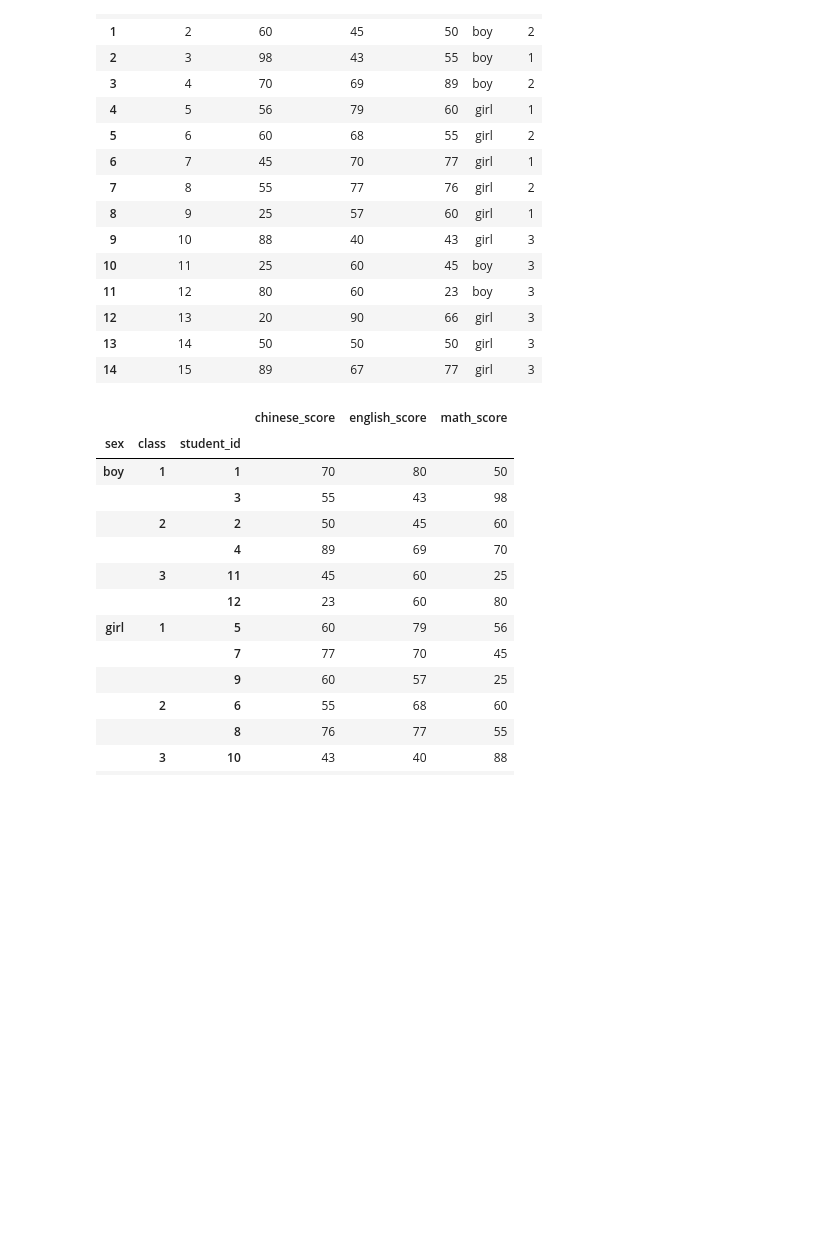
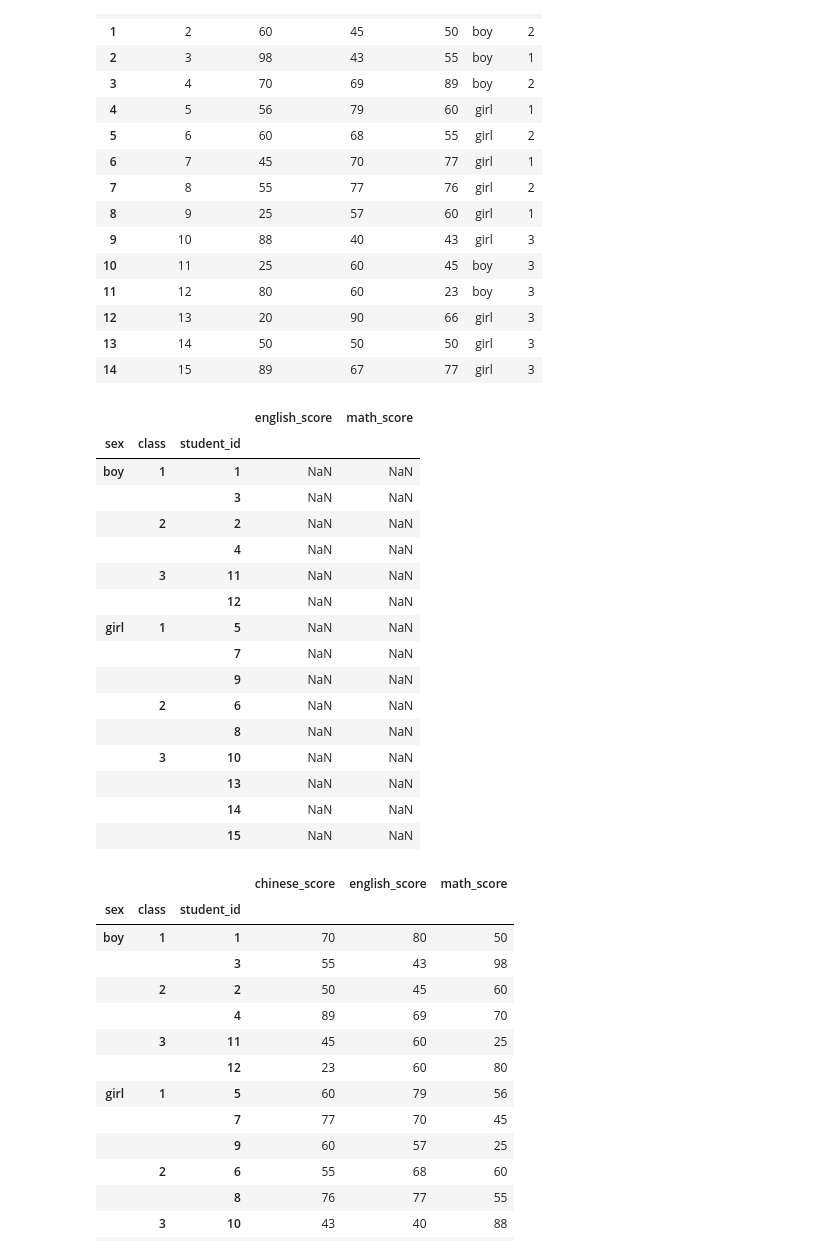
Before and after one commit to zhaoging/ML100Days, a Jupyter notebook: problems/D14_用pandas撰寫樞紐分析表/作業題目.ipynb, the cells around one changed output. Saved outputs shown, nothing was run; the diff lists cells and outputs as text; code cells hidden in the pictures; blank space fills up the shorter version.

```diff
--- a/problems/D14_用pandas撰寫樞紐分析表/作業題目.ipynb
+++ b/problems/D14_用pandas撰寫樞紐分析表/作業題目.ipynb
@@ -35,6 +35,26 @@ score_df
 | 12 | 13 | 20 | 90 | 66 | girl | 3 |
 | 13 | 14 | 50 | 50 | 50 | girl | 3 |
 | 14 | 15 | 89 | 67 | 77 | girl | 3 |
+# %%
+pd.DataFrame(score_df[['english_score', 'math_score']], index = index)
+# %% [output]
+|  |  |  | english_score | math_score |
+| sex | class | student_id |  |  |
+| boy | 1 | 1 | NaN | NaN |
+|  |  | 3 | NaN | NaN |
+|  | 2 | 2 | NaN | NaN |
+|  |  | 4 | NaN | NaN |
+|  | 3 | 11 | NaN | NaN |
+|  |  | 12 | NaN | NaN |
+| girl | 1 | 5 | NaN | NaN |
+|  |  | 7 | NaN | NaN |
+|  |  | 9 | NaN | NaN |
+|  | 2 | 6 | NaN | NaN |
+|  |  | 8 | NaN | NaN |
+|  | 3 | 10 | NaN | NaN |
+|  |  | 13 | NaN | NaN |
+|  |  | 14 | NaN | NaN |
+|  |  | 15 | NaN | NaN |
 # %%
 #將索引(index)依序改為sex、class、student_id，欄位依序改成chinese_score、english_score、math_score
 
```
Also changed, not shown: parts of 3 cells of this notebook.
